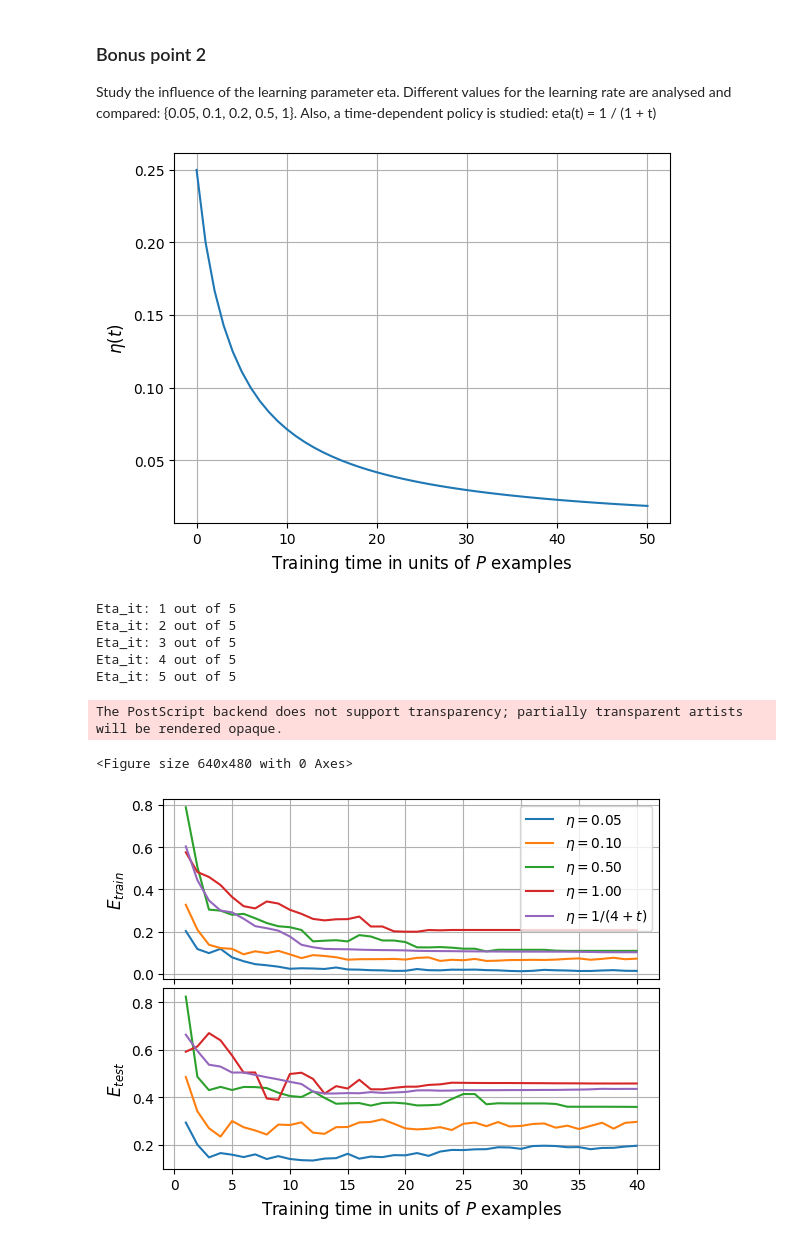
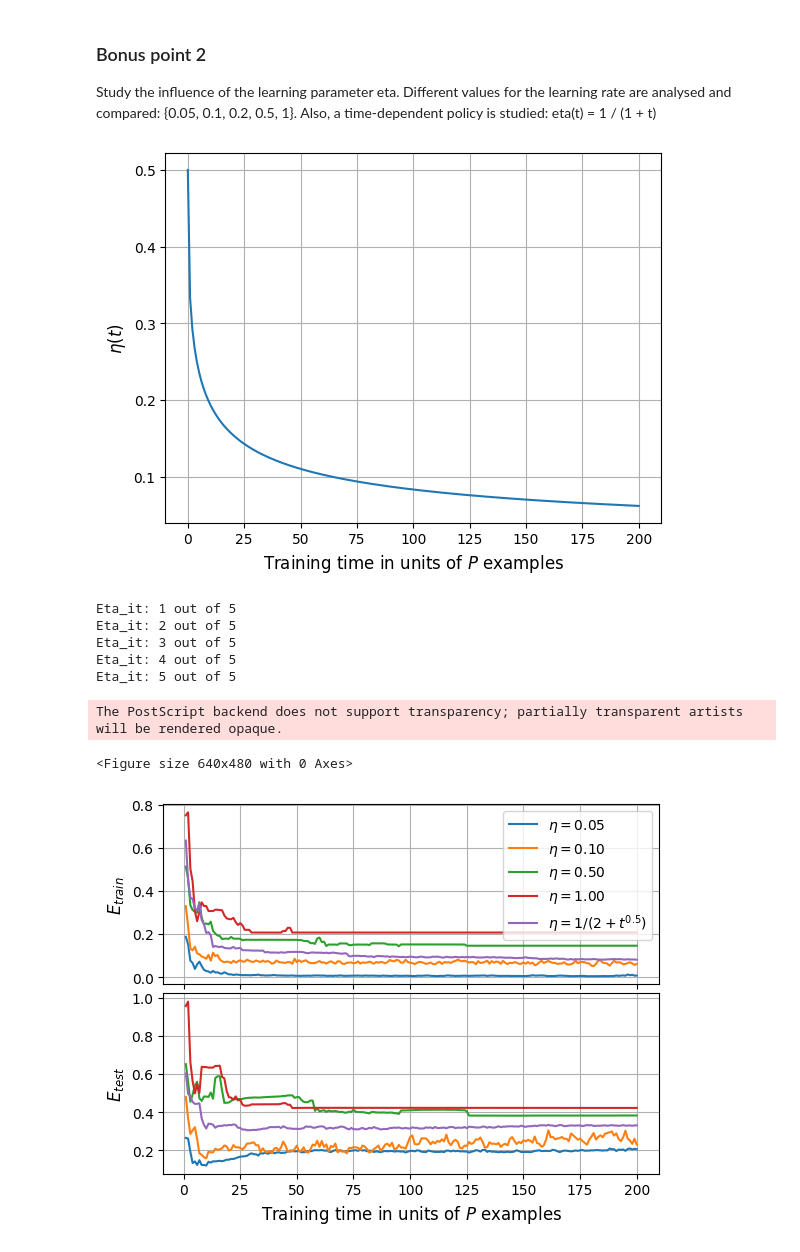
Before and after one commit to alsanron/NN-A3-Learning_by_gradient_descent, a Jupyter notebook: main.ipynb, the cells around one changed output. Drawn from its saved outputs; the diff is of its cells as text; code cells hidden in the pictures.

```diff
--- a/main.ipynb
+++ b/main.ipynb
@@ -87,7 +87,7 @@ def train_feed_forward_nn(Dataset, K, P, Q, t_max, eta=0.05, verbose=False):
     return (W, v), (E_train, E_test)
 # %%
 # Testing of the neural network
-K = 2; P = 100; Q = 200; t_max = 20; eta=0.05
+K = 2; P = 100; Q = 200; t_max = 200; eta=0.05
 (W, v), (E_train, E_test) = train_feed_forward_nn(D, K, P, Q, t_max, eta)
 # %%
 # Plot the final trained weight vectors and the evolution of the cost functions
@@ -203,10 +210,10 @@ The PostScript backend does not support transparency; partially transparent arti
 Study the influence of the learning parameter eta. Different values for the learning rate are analysed and compared: {0.05, 0.1, 0.2, 0.5, 1}. Also, a time-dependent policy is studied: eta(t) = 1 / (1 + t)
 # %%
 # Time-dependant policy of the learning rate
-def eta_l(t, a=1, b=4):
-    return a / (b + t)
+def eta_l(t, a=1, b=2):
+    return a / (b + t**0.5)
 
-times = range(0, 50+1)
+times = range(0, 200+1)
 etas = [eta_l(tt) for tt in times]
 plt.plot(times, etas)
 plt.xlabel('Training time in units of $P$ examples', fontsize=fontSize)
@@ -219,10 +226,10 @@ plt.grid()
 np.save("Data_bonus/Bonus2/eta_t.npy", (times, etas))
 plt.savefig("Data_bonus/Bonus2/policy_eta.eps")
 # %% [output]
-[figure, old version]
+[figure, new version]
 # %%
 eta_values = [0.05, 0.1, 0.5, 1, eta_l]
-K = 2; P = 100; Q = 200; t_max = 40
+K = 2; P = 100; Q = 200; t_max = 200
 
 E_train_eta = []; E_test_eta = []
 
@@ -242,32 +249,32 @@ fig = plt.figure()
 
 ax1 = fig.add_subplot(211)
 ax2 = fig.add_subplot(212)
 
 labels = []
 for ii in range(len(eta_values) - 1):
     labels.append('$\eta={:.2f}$'.format(eta_values[ii]))
-labels.append('$\eta=1/(4 + t)$')
+labels.append('$\eta=1/(2 + t^{0.5})$')
 
 for ii in range(len(E_train_eta)):
     ax1.plot(range(1, t_max+1), E_train_eta[ii], label=labels[ii])
     ax2.plot(range(1, t_max+1), E_test_eta[ii], label=labels[ii])
 
 plt.subplots_adjust(hspace=.05)
 # plt.plot(t, E_test, label='E_test', color='r')
 ax1.set_xlabel('')
 ax1.set_ylabel('$E_{train}$', fontsize=fontSize)
 
 
 ax2.set_xlabel('Training time in units of $P$ examples', fontsize=fontSize)
 ax2.set_ylabel('$E_{test}$', fontsize=fontSize)
 
 ax1.grid('minor', which='both')
 ax2.grid('minor', 'both')
 ax1.legend(loc='upper right', fontsize=10)
 
 np.save("Data_bonus/Bonus2/evolutions.npy", (E_train_eta, E_test_eta))
 plt.savefig("Data_bonus/Bonus2/evolutions.eps")
 # %% [output]
 The PostScript backend does not support transparency; partially transparent artists will be rendered opaque.
 <Figure size 640x480 with 0 Axes>
-[figure, old version]
+[figure, new version]
```
Also changed, not shown: parts of 5 cells of this notebook, 23 other files.
